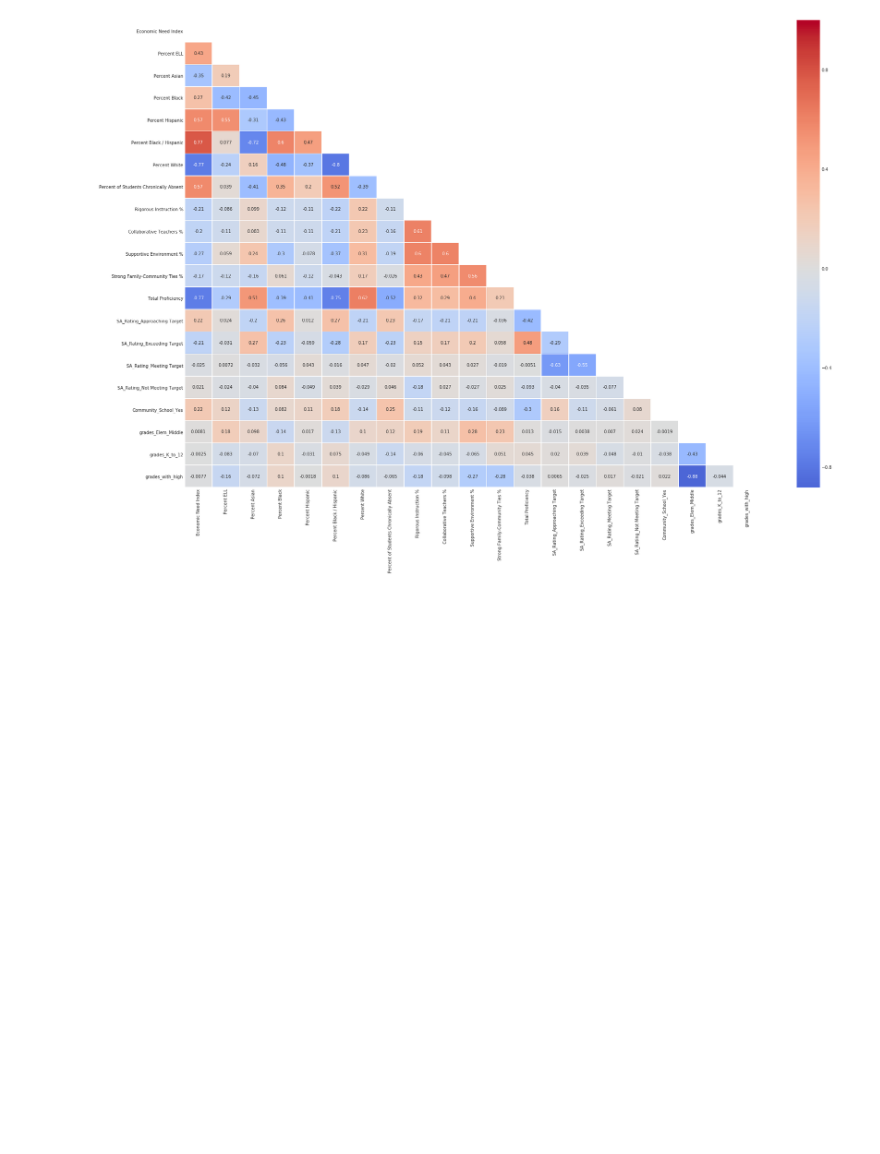
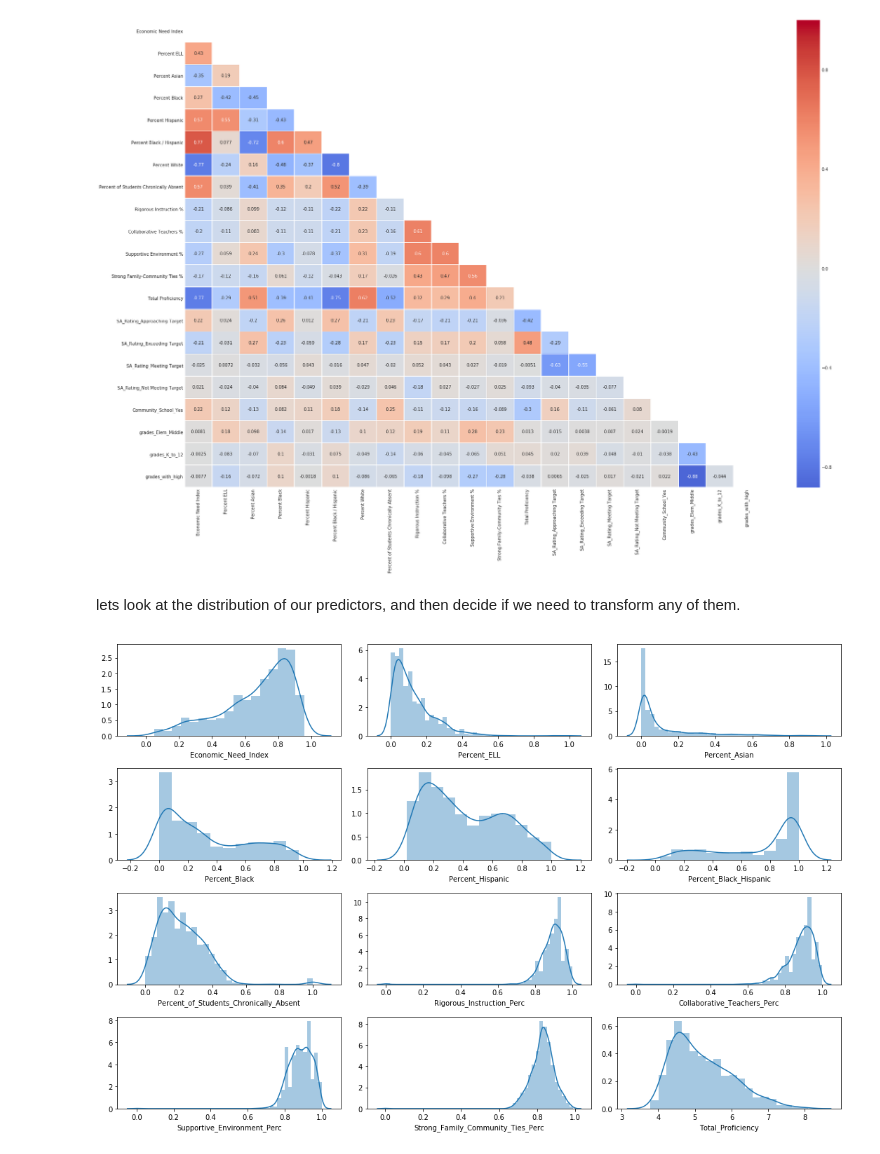
Before and after one commit to elenasm7/Linear-Regression-NYC-Schools, a Jupyter notebook: Cleaned_up_code/Cleaned_notebook_start.ipynb, the cells around one changed output. Cells and saved outputs as stored; diff of their text form; code cells hidden in the pictures; blank space fills up the shorter version.

Commit message:
transformed predictors and finding best transformation

```diff
--- a/Cleaned_up_code/Cleaned_notebook_start.ipynb
+++ b/Cleaned_up_code/Cleaned_notebook_start.ipynb
@@ -321,3 +327,14 @@ Name: Student Achievement Rating, dtype: int64
+# %%
+#take the old column names and remove %, /,-,and spaces
+new_names = []
+for i in kaggle_school_data_df.columns:
+    new_names.append(i.replace(' %', ' Perc').replace(' /','').replace('-','_').replace(' ','_'))
+# %%
+#create a dictionary out of the old and new names
+old_to_new = dict(zip(kaggle_school_data_df.columns,new_names))
+
+#change the old names to the new names
+kaggle_school_data_df.rename(index=str,inplace=True,columns=old_to_new)
 # %% [markdown]
 Now that all the data is cleaned up in our main data set, lets start exploring it.
 
@@ -373,3 +390,6 @@ kaggle_school_data_df
 | 1270 | 84X718 | 11 | 40.888739 | -73.847787 | 10466 | 0K,01,02,03,04,05 | No | ... |
 | 1271 | 84X730 | 8 | 40.821798 | -73.886463 | 10474 | 0K,01,02,03,04,05,06 | No | ... |
 1217 rows × 21 columns
+# %%
+kaggle_school_data_df.drop(['Percent White'],axis=1,inplace=True)
+kaggle_school_data_df.head()
@@ -515,0 +546,22 @@ with sns.axes_style("white"):
+# %% [markdown]
+lets look at the distribution of our predictors, and then decide if we need to transform any of them.
+# %%
+cols = kaggle_school_data_df.columns[5:-8]
+name_o = []
+normal_test_o =[]
+fig, axes = plt.subplots(nrows=4, ncols=3, figsize=(15,10))
+z=0
+for i in range(4):
+    for j in range(3):
+        _,p = stats.normaltest(kaggle_school_data_df[cols[n]])
+        name_o.append(cols[n])
+        normal_test_o.append(p)
+        k = sum([z if i >= 1 else 0])
+        n = (k+j)
+        sns.distplot(kaggle_school_data_df[cols[n]],ax=axes[i][j])
+        fig.tight_layout()
+    z+=3
+
+normal_original = dict(zip(name_o,normal_test_o))
+# %% [output]
+[figure, added]
```
Also changed, not shown: parts of 19 cells of this notebook, 2 other files.
